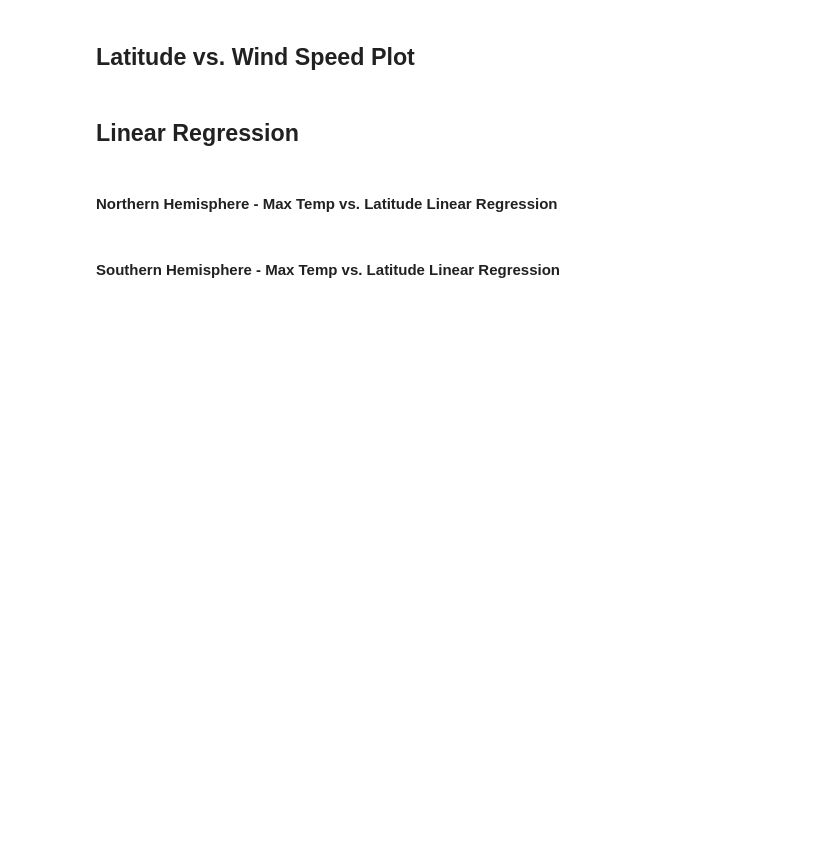
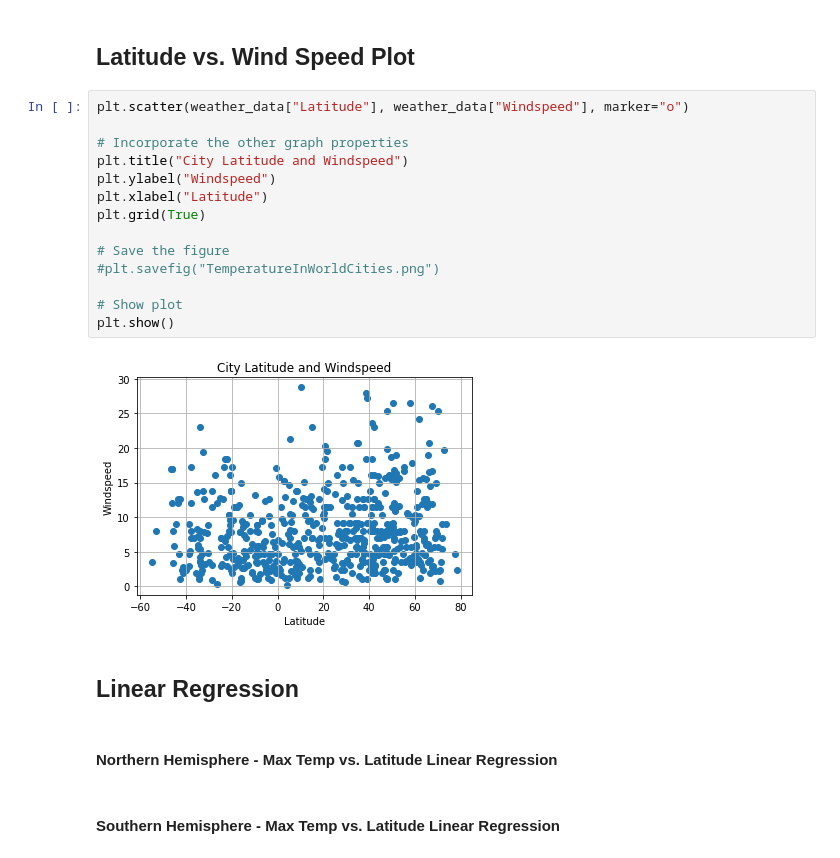
Before and after one commit to ismahanadan/What-is-the-Weather-Like-Python-API, a Jupyter notebook: What's the Weather Like-Python API/Instructions/starter_code/WeatherPy.ipynb, the cells around one changed output. Saved outputs shown, nothing was run; the diff lists cells and outputs as text; blank space fills up the shorter version.

```diff
--- a/What's the Weather Like-Python API/Instructions/starter_code/WeatherPy.ipynb
+++ b/What's the Weather Like-Python API/Instructions/starter_code/WeatherPy.ipynb
@@ -251,5 +269,21 @@ plt.show()
 # %% [markdown]
 ## Latitude vs. Wind Speed Plot
+# %%
+plt.scatter(weather_data["Latitude"], weather_data["Windspeed"], marker="o")
+
+# Incorporate the other graph properties
+plt.title("City Latitude and Windspeed")
+plt.ylabel("Windspeed")
+plt.xlabel("Latitude")
+plt.grid(True)
+
+# Save the figure
+#plt.savefig("TemperatureInWorldCities.png")
+
+# Show plot
+plt.show()
+# %% [output]
+[figure, added]
 # %% [markdown]
 ## Linear Regression
 # %% [markdown]
```
Also changed, not shown: parts of 3 cells of this notebook.
